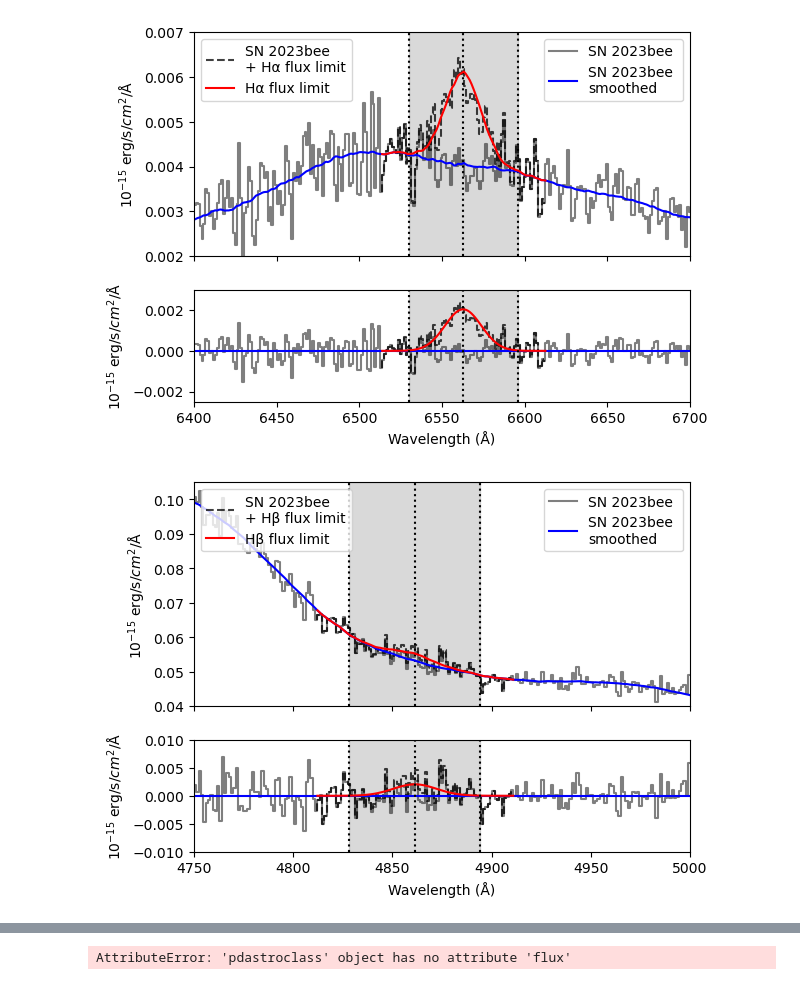
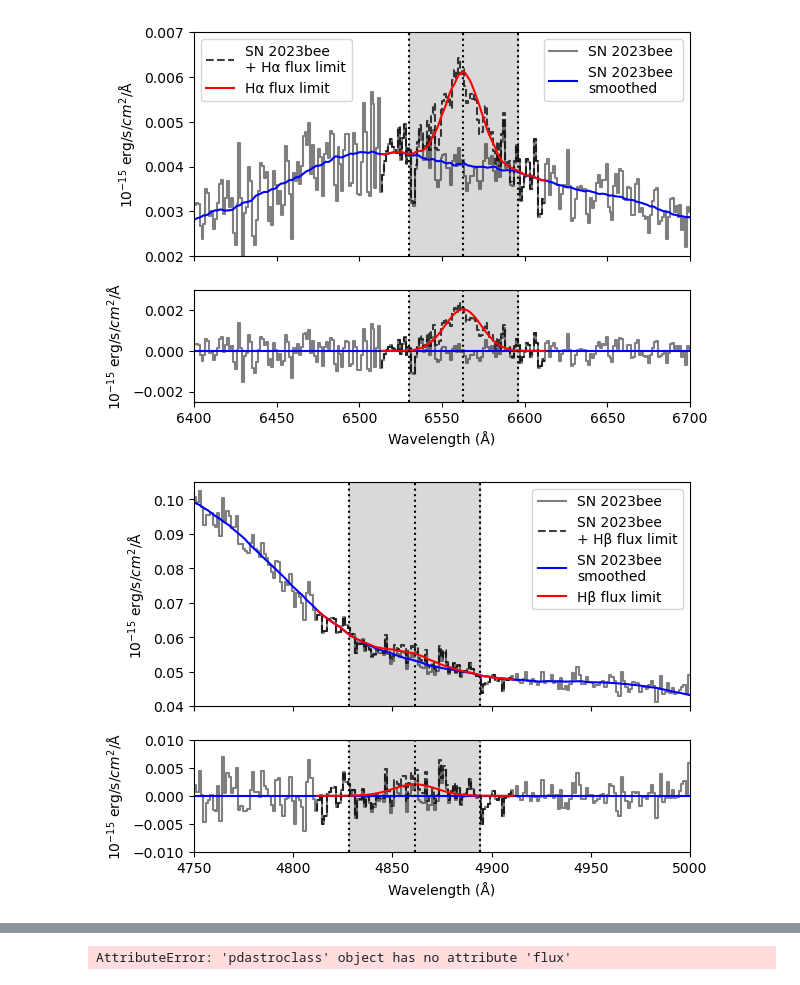
Before and after one commit to skvc22/sn2023bee, a Jupyter notebook: calibrate.ipynb, the cells around one changed output, grey strips where cells are left out. Drawn from its saved outputs; the diff is of its cells as text; code cells hidden in the pictures.

```diff
--- a/calibrate.ipynb
+++ b/calibrate.ipynb
@@ -209,7 +207,7 @@ class Gaussian:
         return f'Gaussian with peak app mag {self.peak_appmag:0.2f} and sigma_sim {self.sigma}'
 # %%
 # width = 3sigma--include creating gaussian here?
-def add_gaussian(emission_line, width, ix_range, name: str, xlims: list, ylims_plot1: list, ylims_plot2: list):
+def add_gaussian(emission_line, width, ix_range, name: str, xlims: list, ylims_plot1: list, ylims_plot2: list, split_legend=True, legend_position=None, legend2newline=False):
     gaussian = Gaussian(width, 3*uncert)
 
     ix = spec.ix_inrange('wavelength', emission_line-ix_range, emission_line+ix_range)
@@ -229,10 +227,16 @@ def add_gaussian(emission_line, width, ix_range, name: str, xlims: list, ylims_p
     ax[0].axvline(emission_line+(width*3), linestyle='dotted', color='black')
 
     stepspec, = ax[0].plot(spec.t.wavelength, spec.t.flux*(10**15), drawstyle='steps', color='black', alpha=.5, label='SN 2023bee')
-    stepsim, = ax[0].plot(spec.t.wavelength[ix], spec.t.sim[ix]*(10**15), drawstyle='steps', linestyle='dashed', color='black', alpha=.75, label='SN 2023bee \n+ '+ name + ' flux limit')
+    if legend2newline is True:
+        stepsim, = ax[0].plot(spec.t.wavelength[ix], spec.t.sim[ix]*(10**15), drawstyle='steps', linestyle='dashed', color='black', alpha=.75, label='SN 2023bee \n+ '+ name + ' \nflux limit')
+    else:
+        stepsim, = ax[0].plot(spec.t.wavelength[ix], spec.t.sim[ix]*(10**15), drawstyle='steps', linestyle='dashed', color='black', alpha=.75, label='SN 2023bee \n+ '+ name + ' flux limit')
 
     smoothspec, = ax[0].plot(spec.t.wavelength, smoothed*(10**15), color='b', label='SN 2023bee \nsmoothed')
-    smoothsim, = ax[0].plot(spec.t.wavelength[ix], smoothed_sim[ix]*(10**15), color='r', label= name + ' flux limit')
+    if legend2newline is True:
+        smoothsim, = ax[0].plot(spec.t.wavelength[ix], smoothed_sim[ix]*(10**15), color='r', label= name + ' \nflux limit')
+    else:
+        smoothsim, = ax[0].plot(spec.t.wavelength[ix], smoothed_sim[ix]*(10**15), color='r', label= name + ' flux limit')
 
     ax[0].axis([xlims[0],xlims[1],ylims_plot1[0],ylims_plot1[1]])
 
@@ -252,7 +256,19 @@ def add_gaussian(emission_line, width, ix_range, name: str, xlims: list, ylims_p
     ax[1].set_xlabel('Wavelength (Å)')
     ax[0].set_ylabel('$10^{-15}$ erg/s/$cm^2$/Å')
     ax[1].set_ylabel('$10^{-15}$ erg/s/$cm^2$/Å')
-    legend1 = ax[0].legend(handles=[stepspec, smoothspec], loc='upper right')
-    ax[0].add_artist(legend1)
-    ax[0].legend(handles=[stepsim, smoothsim], loc='upper left')
+
+    if split_legend:
+        if legend_position is None:
+            legend1 = ax[0].legend(handles=[stepspec, smoothspec], loc='upper right')
+            ax[0].add_artist(legend1)
+            ax[0].legend(handles=[stepsim, smoothsim], loc='upper left')
+        else:
+            legend1 = ax[0].legend(handles=[stepspec, smoothspec], loc=legend_position[0])
+            ax[0].add_artist(legend1)
+            ax[0].legend(handles=[stepsim, smoothsim], loc=legend_position[1])
+    else:
+        if legend_position is None:
+            ax[0].legend()
+        else:
+            ax[0].legend(loc=legend_position)
 # %%
@@ -260,6 +276,6 @@ add_gaussian(halpha, 11, 50, 'Hα', [6400,6700], [.002,.007], [-.0025, .003])
 # %% [output]
 [figure]
 # %%
-add_gaussian(hbeta, 11, 50, 'Hβ', [4750,5000], [.04,.105], [-.01, .01])
+add_gaussian(hbeta, 11, 50, 'Hβ', [4750,5000], [.04,.105], [-.01, .01], False)
 # %% [output]
-[figure, old version]
+[figure, new version]
```
Also changed, not shown: parts of 7 cells of this notebook.
